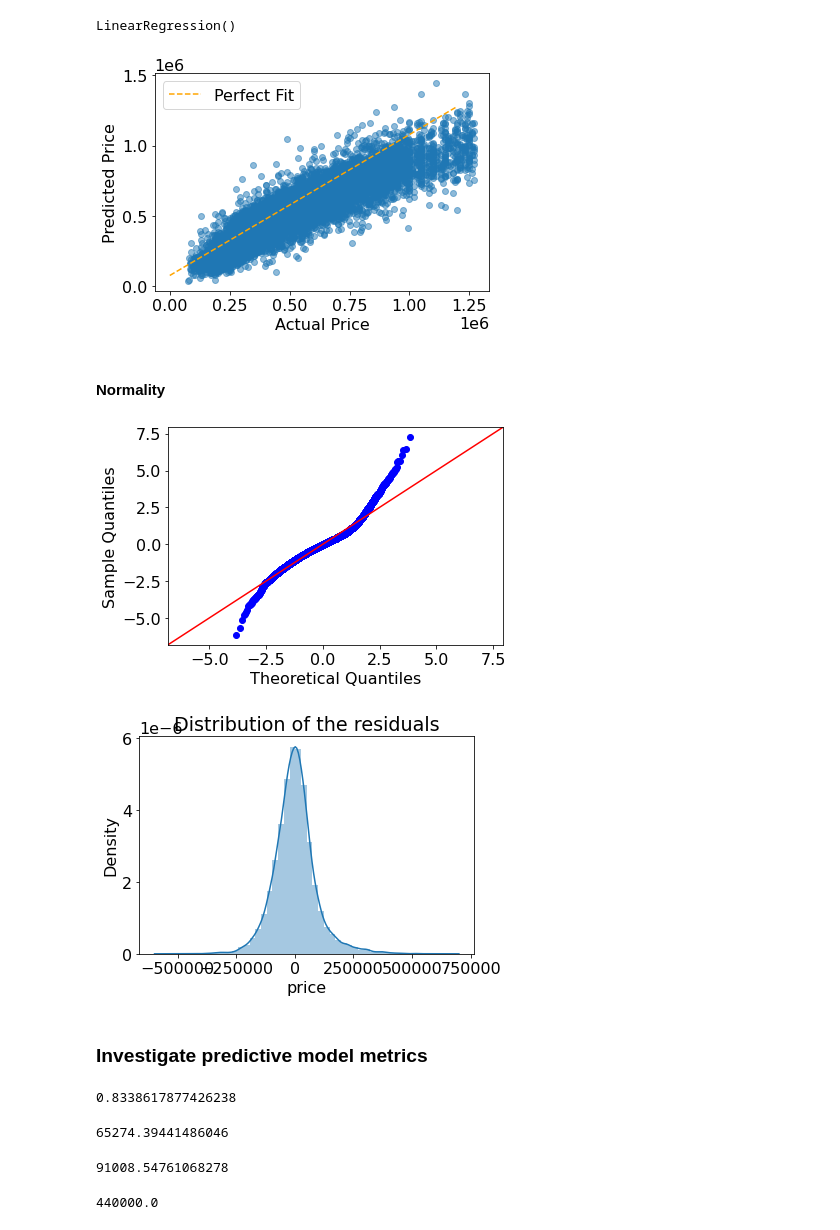
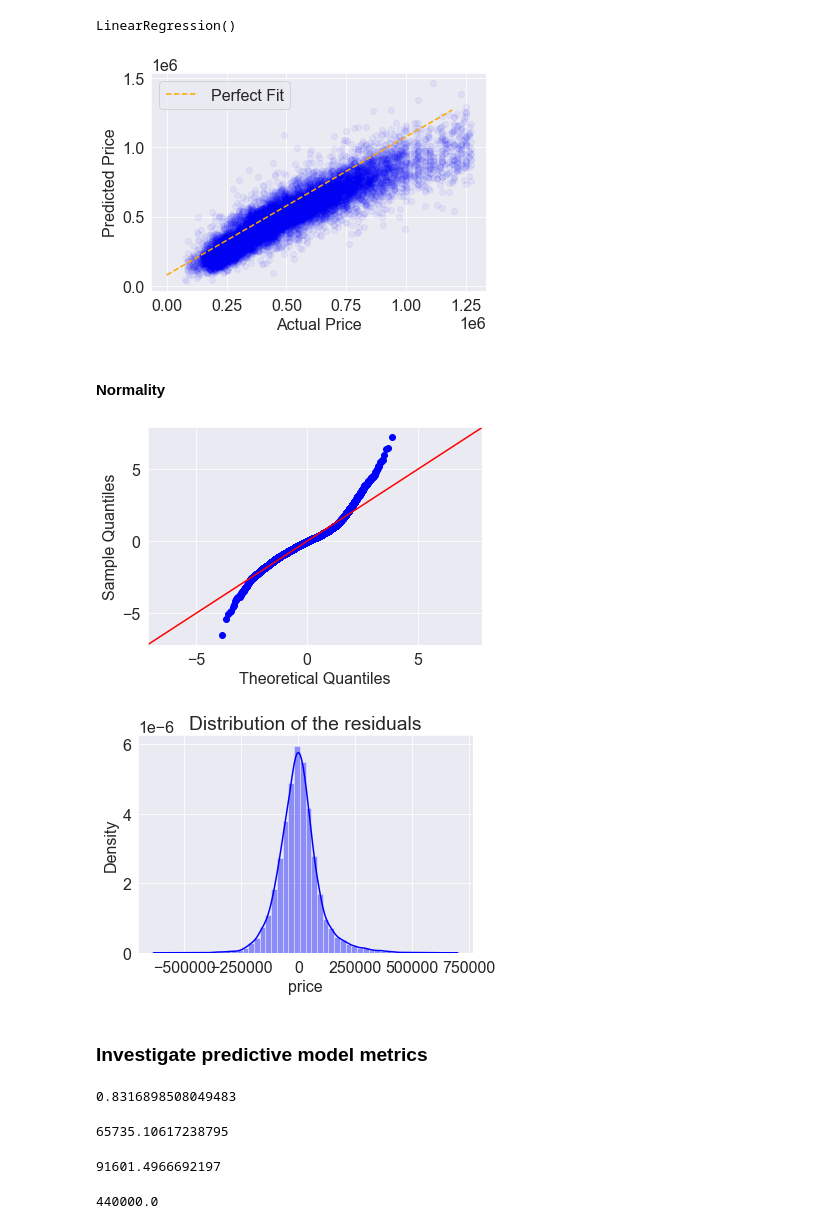
Before and after one commit to JM-Hansen/dsc-phase-2-project-v2-3, a Jupyter notebook: student.ipynb, the cells around one changed output. Cells and saved outputs as stored; diff of their text form; code cells hidden in the pictures.

```diff
--- a/student.ipynb
+++ b/student.ipynb
@@ -1493,2 +1492,7 @@ X_train.drop([98005,98006,98033,98102,98103,98105,98107,
 X_test.drop([98005,98006,98033,98102,98103,98105,98107,
               98109,98115,98117,98119,98122,98199], axis = 1, inplace = True)
+# %%
+# Drop other categories with p_value > 0.05
+
+X_train.drop(['11 Excellent', '12 Luxury', 33, 0.75, 2.25, 2.5, 2.75,
+             3.0, 3.25, 3.5, 3.75, 4.0, 4.25, 4.75, 5.0, 5.25, 6.5], axis = 1, inplace = True)
@@ -1591,0 +1628,16 @@ print(house_1960['price'].median())
+# %%
+#Show range of variance in zipcodes
+
+#create seaborn boxplots by group
+fig, ax = plt.subplots(figsize=(12, 8))
+
+sns.boxplot(x = 'zipcode', y = 'price', data = zip_df, showfliers = False, ax = ax)
+sns.set_style('darkgrid')
+plt.ticklabel_format(style='plain', axis='y')
+sns.color_palette('Blues')
+
+#modify axis labels
+plt.xlabel('ZipCode')
+plt.ylabel('USD Price Median and Range')
+
+plt.savefig('zipcode_variance.png', dpi=300);
@@ -1727,18 +1780,18 @@ LinearRegression()
 # %%
 #Check for linearity
 
 
 preds = model_2.predict(X_train_scaled)
 fig, ax = plt.subplots()
 
 perfect_line = np.arange(y_train.min(), y_train.max())
 ax.plot(perfect_line, linestyle="--", color="orange", label="Perfect Fit")
-ax.scatter(y_train, preds, alpha=0.5)
+ax.scatter(y_train, preds, alpha=0.05, color = 'blue')
 ax.set_xlabel("Actual Price")
 ax.set_ylabel("Predicted Price")
 ax.legend();
 # %% [output]
-[figure, old version]
+[figure, new version]
 # %% [markdown]
 #### Normality
 # %%
@@ -1749,13 +1802,13 @@ preds = model_2.predict(X_train_scaled)
 residuals = (y_train - preds)
 sm.graphics.qqplot(residuals, dist=stats.norm, line='45', fit=True);
 # %% [output]
-[figure, old version]
+[figure, new version]
 # %%
 # check for normality among the residuals
-p = sns.distplot(residuals,kde=True)
+p = sns.distplot(residuals,kde=True, color = 'blue')
 p = plt.title('Distribution of the residuals')
 # %% [output]
-[figure, old version]
+[figure, new version]
 # %% [markdown]
 ### Investigate predictive model metrics
 # %%
@@ -1763,17 +1816,17 @@ p = plt.title('Distribution of the residuals')
 import sklearn.metrics as metrics
 metrics.r2_score(y_train, lr.predict(X_train_scaled))
 # %% [output]
-0.8338617877426238
+0.8316898508049483
 # %%
 # Mean Absolute Error Score
 metrics.mean_absolute_error(y_train, lr.predict(X_train_scaled))
 # %% [output]
-65274.39441486046
+65735.10617238795
 # %%
 # Mean Error Squared Score
 metrics.mean_squared_error(y_train, lr.predict(X_train_scaled), squared = False)
 # %% [output]
-91008.54761068278
+91601.4966692197
 # %%
 # Target Median
 y_train.median()
```
Also changed, not shown: parts of 36 cells of this notebook, 5 other files.
